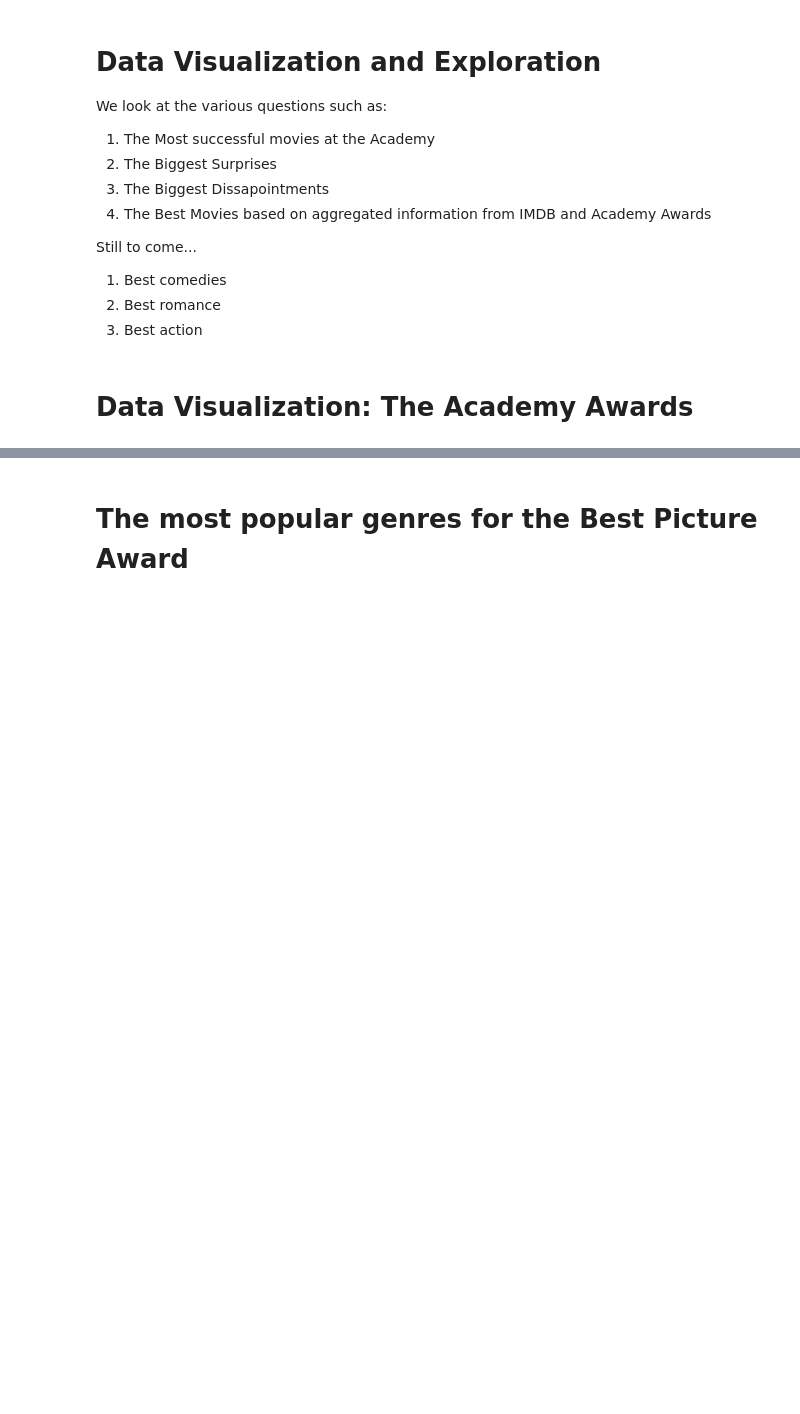
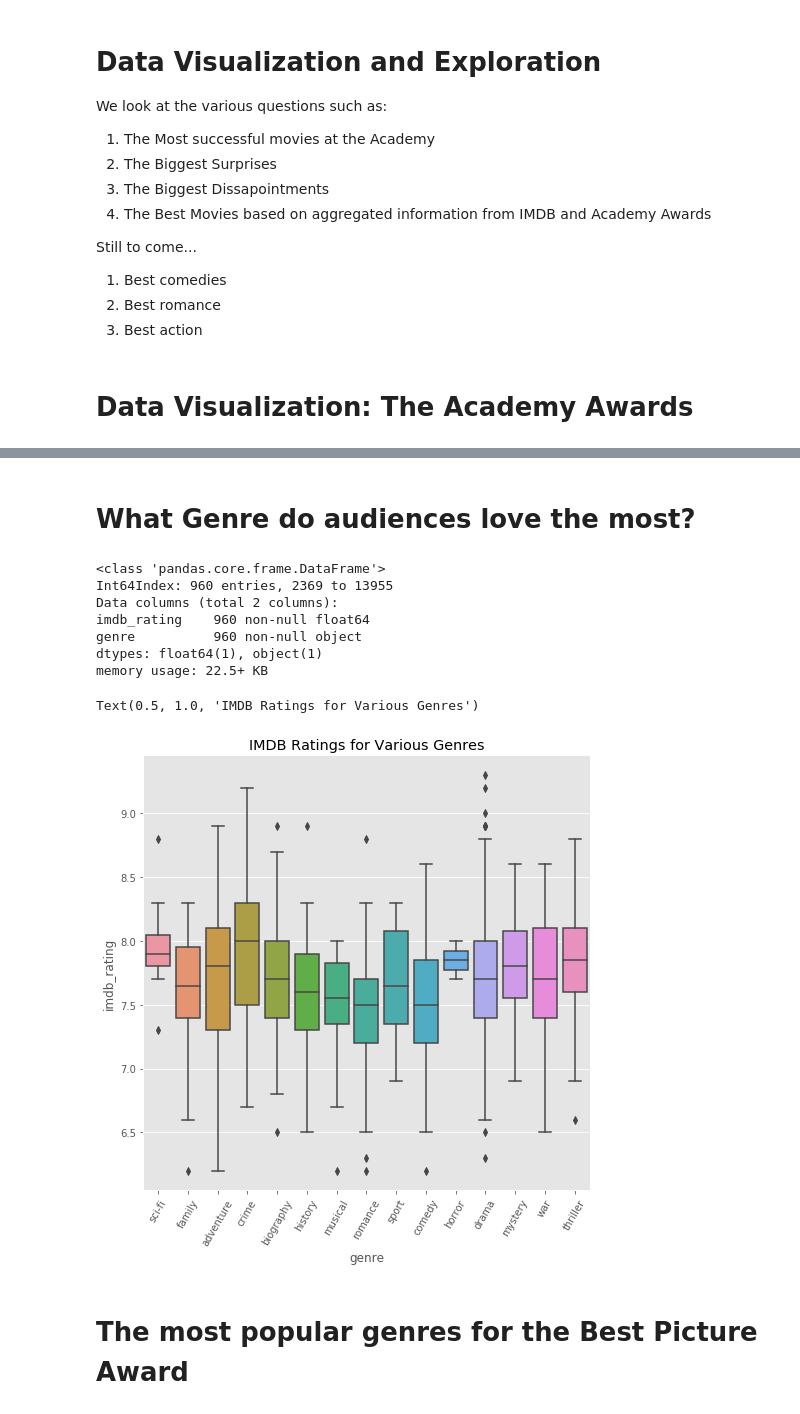
Before and after one commit to ronsg83/Predicting-2020-Oscars, a Jupyter notebook: 3_EDA_Data_Visualization.ipynb, the cells around one changed output, grey strips where cells are left out. Drawn from its saved outputs; the diff is of its cells as text; code cells hidden in the pictures; blank space fills up the shorter version.

```diff
--- a/3_EDA_Data_Visualization.ipynb
+++ b/3_EDA_Data_Visualization.ipynb
@@ -62,0 +92,32 @@ movie_dict = pickle.load(open("my_data_4/movie_dict","rb"))
+# %% [markdown]
+# What Genre do audiences love the most?
+# %%
+# IMDB Ratings
+genres = ['sci-fi', 'family', 'adventure', 'crime',
+                'biography', 'history', 'musical', 'romance', 'sport', 'comedy',
+                'horror', 'drama', 'mystery', 'war', 'thriller']
+df = DF_main[DF_main.picture != 'O']
+DF = pd.DataFrame()
+
+for g in genres:
+    temp = df[df[g]==1][['imdb_rating']]
+    temp['genre'] = g
+    DF = DF.append(temp)
+
+DF.info()
+set(DF.genre.values)
+
+plt.figure(figsize = (8,8))
+ax = sns.boxplot(x="genre", y="imdb_rating", data=DF)
+ax.set_xticklabels(ax.get_xticklabels(),rotation=60)
+plt.title('IMDB Ratings for Various Genres')
+# %% [output]
+<class 'pandas.core.frame.DataFrame'>
+Int64Index: 960 entries, 2369 to 13955
+Data columns (total 2 columns):
+imdb_rating    960 non-null float64
+genre          960 non-null object
+dtypes: float64(1), object(1)
+memory usage: 22.5+ KB
+Text(0.5, 1.0, 'IMDB Ratings for Various Genres')
+[figure, added]
```
Also changed, not shown: parts of 3 cells of this notebook.
